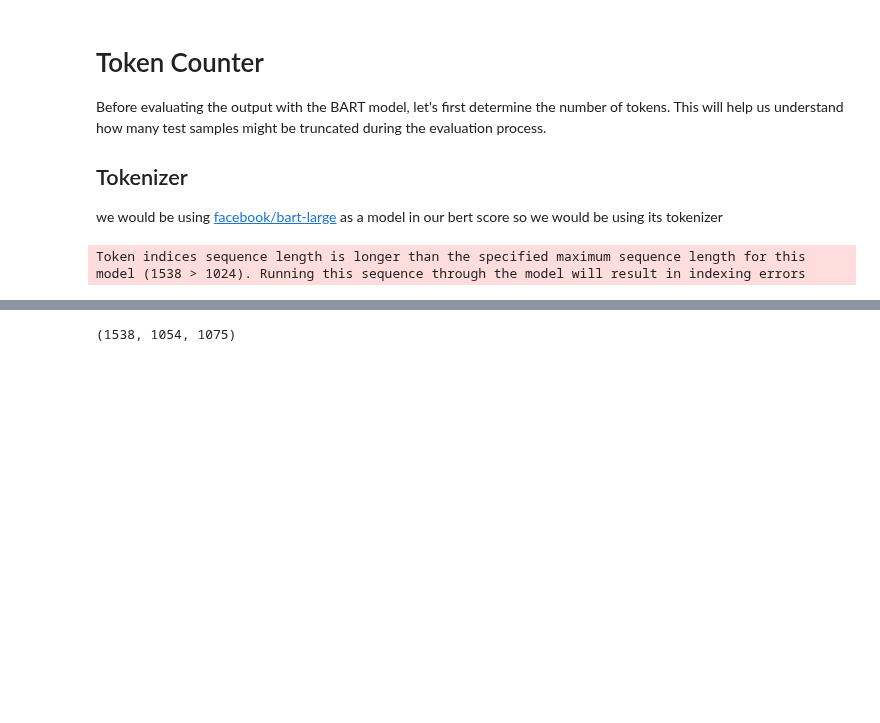
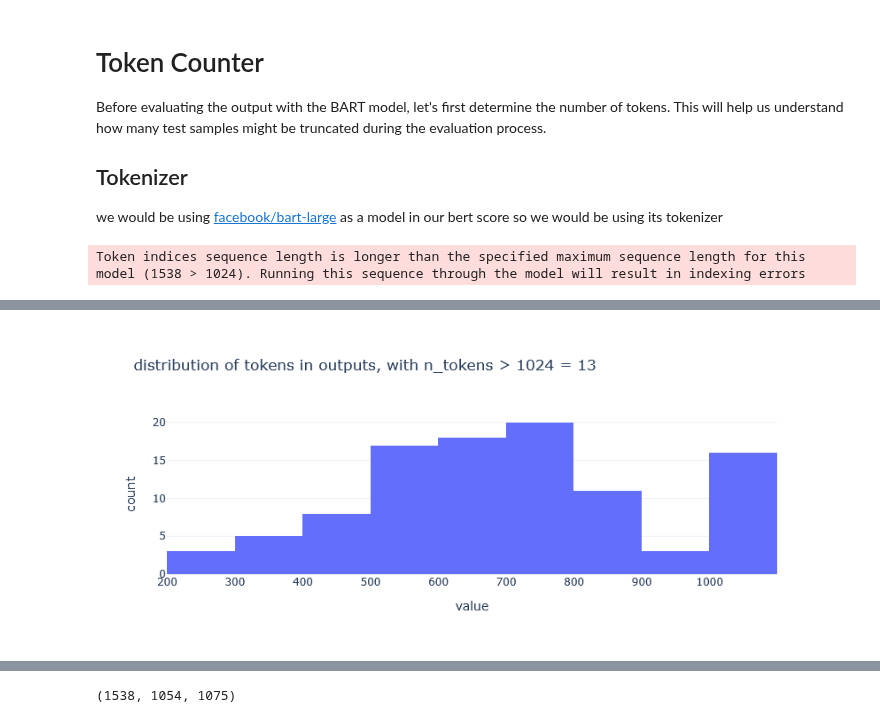
Before and after one commit to Thorkild556/NLP_project_group6, a Jupyter notebook: lab/model_evaluation.ipynb, the cells around one changed output, grey strips where cells are left out. Drawn from its saved outputs; the diff is of its cells as text; code cells hidden in the pictures; blank space fills up the shorter version.

```diff
--- a/lab/model_evaluation.ipynb
+++ b/lab/model_evaluation.ipynb
@@ -62,7 +64,9 @@ fig.show()
 # %%
 fig = px.histogram(model1_tokens, title=f"distribution of tokens in outputs, with n_tokens > 1024 = {exceeded_1}")
 fig.update_layout(showlegend=False, template="plotly_white")
-fig.show()
+fig
+# %% [output]
+[figure, added]
 # %%
 fig = px.histogram(model2_tokens, title=f"distribution of tokens in outputs, with n_tokens > 1024 = {exceeded_2}")
 fig.update_layout(showlegend=False, template="plotly_white")
```
Also changed, not shown: parts of 2 cells of this notebook.
